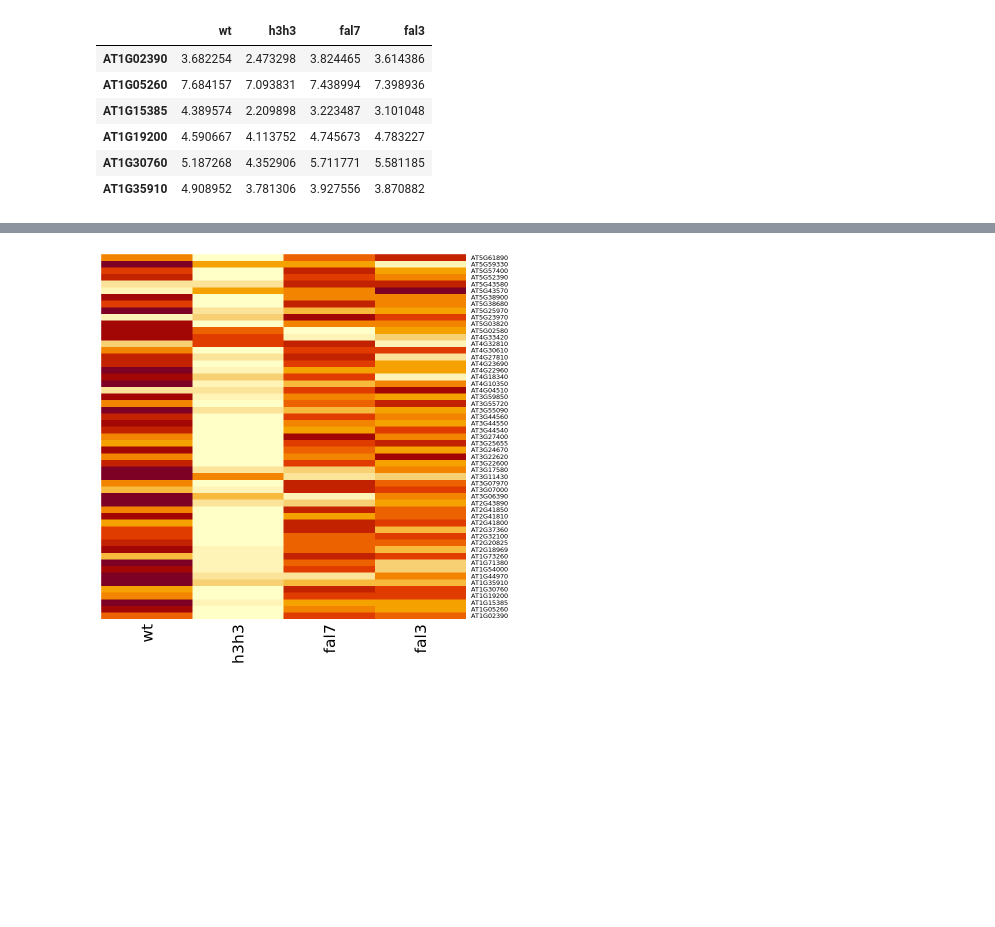
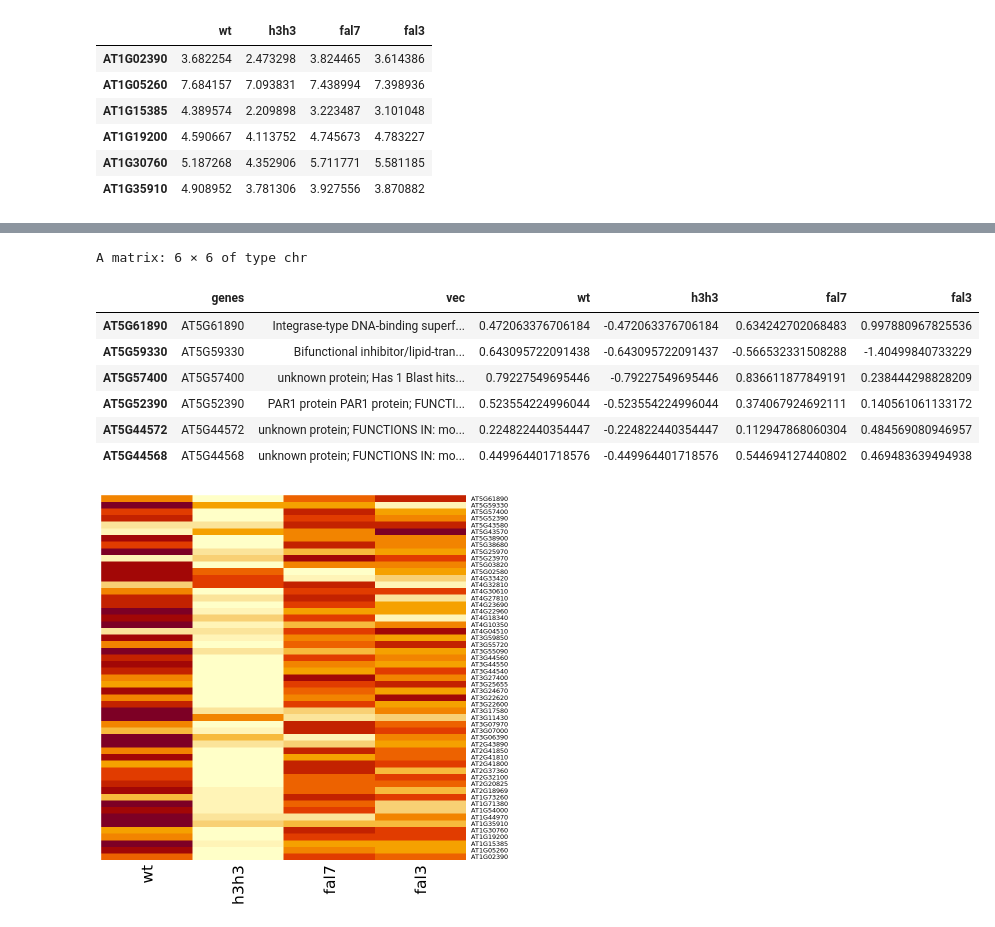
Before and after one commit to isaiahwtaylor/abscission_single_cell, a Jupyter notebook: WB7_fal.ipynb, the cells around one changed output, grey strips where cells are left out. Cells and saved outputs as stored; diff of their text form; code cells hidden in the pictures; blank space fills up the shorter version.

```diff
--- a/WB7_fal.ipynb
+++ b/WB7_fal.ipynb
@@ -7,6 +7,9 @@ library(here)
 library(ggplot2)
 library(gplots)
 source(here("R_functions","edgeR_function.R"))
+annotations = read.csv("R_functions/gene_descriptions.csv", header = F)
+colnames(annotations) = c("gene_id", "description")
+annotations$gene_id = substr(annotations$gene_id, 1, 9)
 # %%
 #altering bulk_pb_intersection
 bulk_pb_intersection = read.csv("/home/robotmessenger810/sc_analysis/data/pseudo_bulk_data/pb_bulk_sig_intersect_WT_up.csv")
@@ -95,0 +124,7 @@ heatmap(de_sub_av-rowMeans(de_sub_av[,(c(1,2))]), Rowv=NA, Colv=NA)
+# %%
+annotations = annotations[!duplicated(annotations$gene_id),]
+# %%
+genes = as.character(rownames(mat))
+rownames(annotations) = annotations$gene_id
+vec = as.character(annotations[genes,2])
+gene_df = cbind(genes, vec, mat)
@@ -96,3 +133,14 @@ heatmap(de_sub_av-rowMeans(de_sub_av[,(c(1,2))]), Rowv=NA, Colv=NA)
+# %%
+head(gene_df)
+# %% [output]
+A matrix: 6 × 6 of type chr
+|  | genes | vec | wt | h3h3 | fal7 | fal3 |
+| AT5G61890 | AT5G61890 | Integrase-type DNA-binding superf... | 0.472063376706184 | -0.472063376706184 | 0.634242702068483 | 0.997880967825536 |
+| AT5G59330 | AT5G59330 | Bifunctional inhibitor/lipid-tran... | 0.643095722091438 | -0.643095722091437 | -0.566532331508288 | -1.40499840733229 |
+| AT5G57400 | AT5G57400 | unknown protein; Has 1 Blast hits... | 0.79227549695446 | -0.79227549695446 | 0.836611877849191 | 0.238444298828209 |
+| AT5G52390 | AT5G52390 | PAR1 protein PAR1 protein; FUNCTI... | 0.523554224996044 | -0.523554224996044 | 0.374067924692111 | 0.140561061133172 |
+| AT5G44572 | AT5G44572 | unknown protein; FUNCTIONS IN: mo... | 0.224822440354447 | -0.224822440354447 | 0.112947868060304 | 0.484569080946957 |
+| AT5G44568 | AT5G44568 | unknown protein; FUNCTIONS IN: mo... | 0.449964401718576 | -0.449964401718576 | 0.544694127440802 | 0.469483639494938 |
 # %%
 #all sig genes
 heatmap(de_sub_av-rowMeans(de_sub_av[,(c(1,2))]), Rowv=NA, Colv=NA)
```
Also changed, not shown: parts of 3 cells of this notebook, 1 other file.
